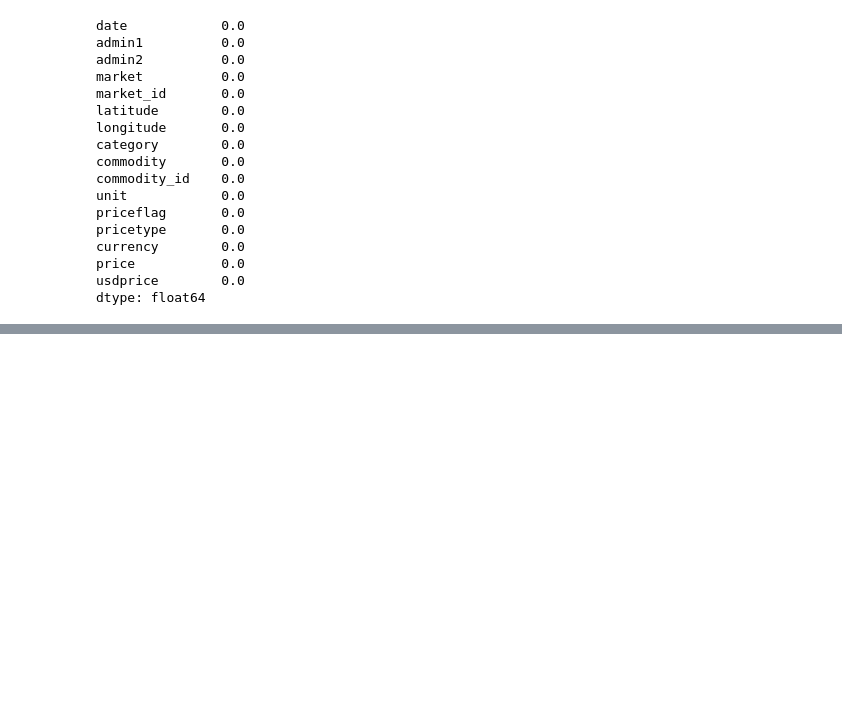
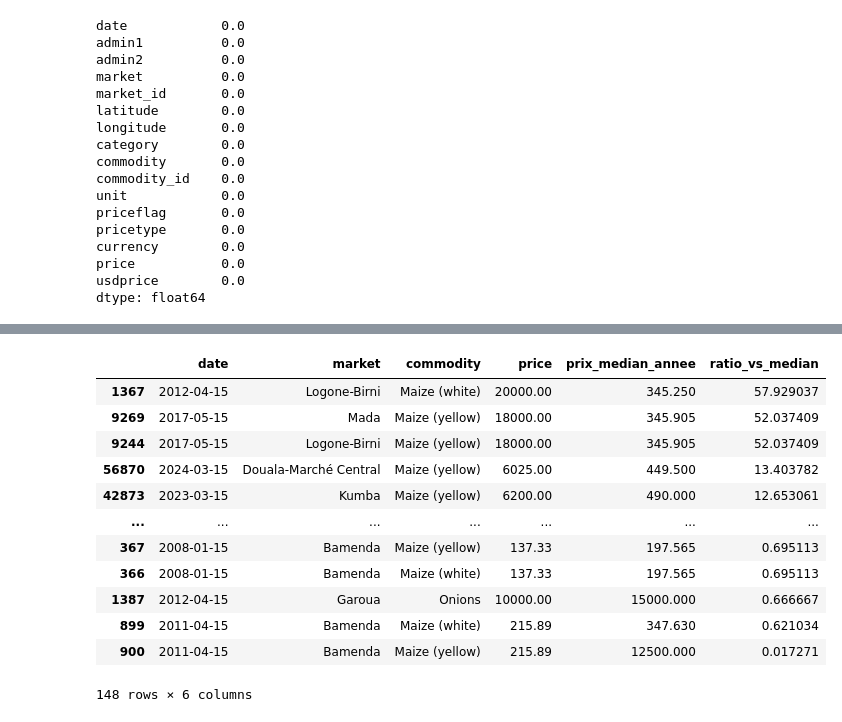
Before and after one commit to VirlenceDongmo/vivres237, a Jupyter notebook: notebooks/01_collecte_donnees.ipynb, the cells around one changed output, grey strips where cells are left out. Cells and saved outputs as stored; diff of their text form; code cells hidden in the pictures; blank space fills up the shorter version.

```diff
--- a/notebooks/01_collecte_donnees.ipynb
+++ b/notebooks/01_collecte_donnees.ipynb
@@ -103,0 +449,28 @@ dtype: float64
+# %%
+# Comparaison au prix médian du même produit, la même année, tous marchés confondus
+
+df['annee'] = df['date'].dt.year
+mediane_annuelle = df.groupby(['annee', 'commodity'])['price'].median()
+
+# Rejoindre pour comparer chaque ligne suspecte à la médiane de son année/produit
+anomalies_check = anomalies.copy()
+anomalies_check['annee'] = anomalies_check['date'].dt.year
+anomalies_check['prix_median_annee'] = anomalies_check.apply(
+    lambda r: mediane_annuelle.get((r['annee'], r['commodity']), None), axis=1
+)
+anomalies_check['ratio_vs_median'] = anomalies_check['price'] / anomalies_check['prix_median_annee']
+anomalies_check[['date', 'market', 'commodity', 'price', 'prix_median_annee', 'ratio_vs_median']].sort_values('ratio_vs_median', ascending=False)
+# %% [output]
+|  | date | market | commodity | price | prix_median_annee | ratio_vs_median |
+| 1367 | 2012-04-15 | Logone-Birni | Maize (white) | 20000.00 | 345.250 | 57.929037 |
+| 9269 | 2017-05-15 | Mada | Maize (yellow) | 18000.00 | 345.905 | 52.037409 |
+| 9244 | 2017-05-15 | Logone-Birni | Maize (yellow) | 18000.00 | 345.905 | 52.037409 |
+| 56870 | 2024-03-15 | Douala-Marché Central | Maize (yellow) | 6025.00 | 449.500 | 13.403782 |
+| 42873 | 2023-03-15 | Kumba | Maize (yellow) | 6200.00 | 490.000 | 12.653061 |
+| ... | ... | ... | ... | ... | ... | ... |
+| 367 | 2008-01-15 | Bamenda | Maize (yellow) | 137.33 | 197.565 | 0.695113 |
+| 366 | 2008-01-15 | Bamenda | Maize (white) | 137.33 | 197.565 | 0.695113 |
+| 1387 | 2012-04-15 | Garoua | Onions | 10000.00 | 15000.000 | 0.666667 |
+| 899 | 2011-04-15 | Bamenda | Maize (white) | 215.89 | 347.630 | 0.621034 |
+| 900 | 2011-04-15 | Bamenda | Maize (yellow) | 215.89 | 12500.000 | 0.017271 |
+148 rows × 6 columns
```
Also changed, not shown: parts of 20 cells of this notebook.
